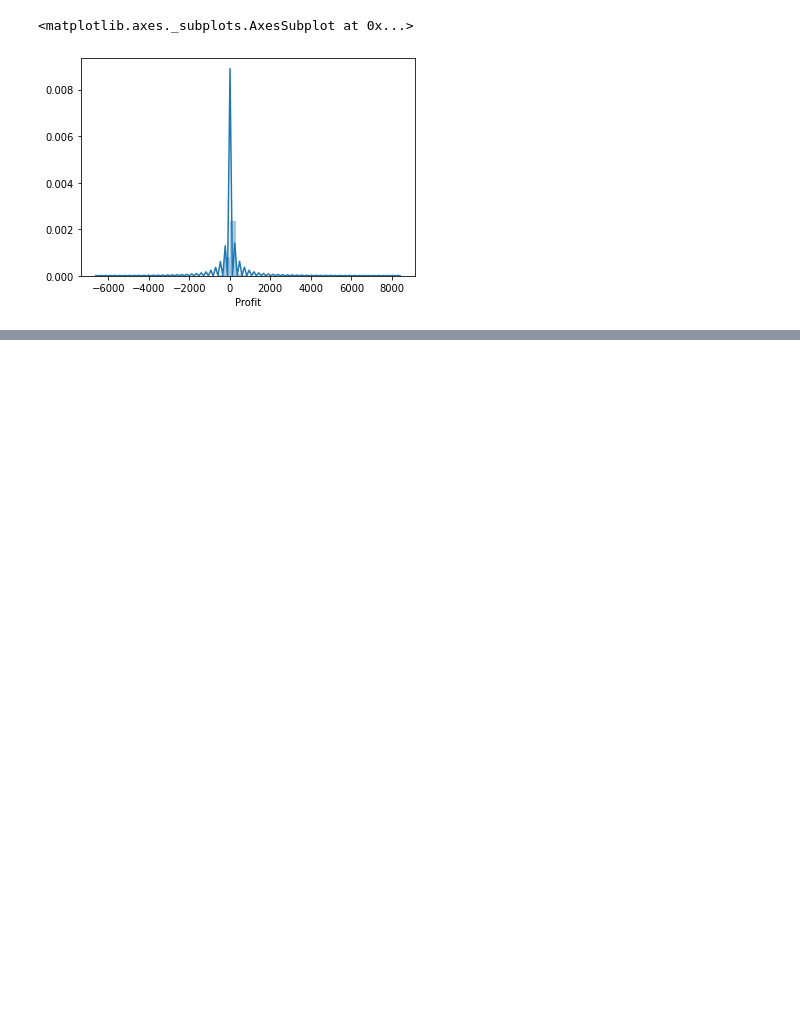
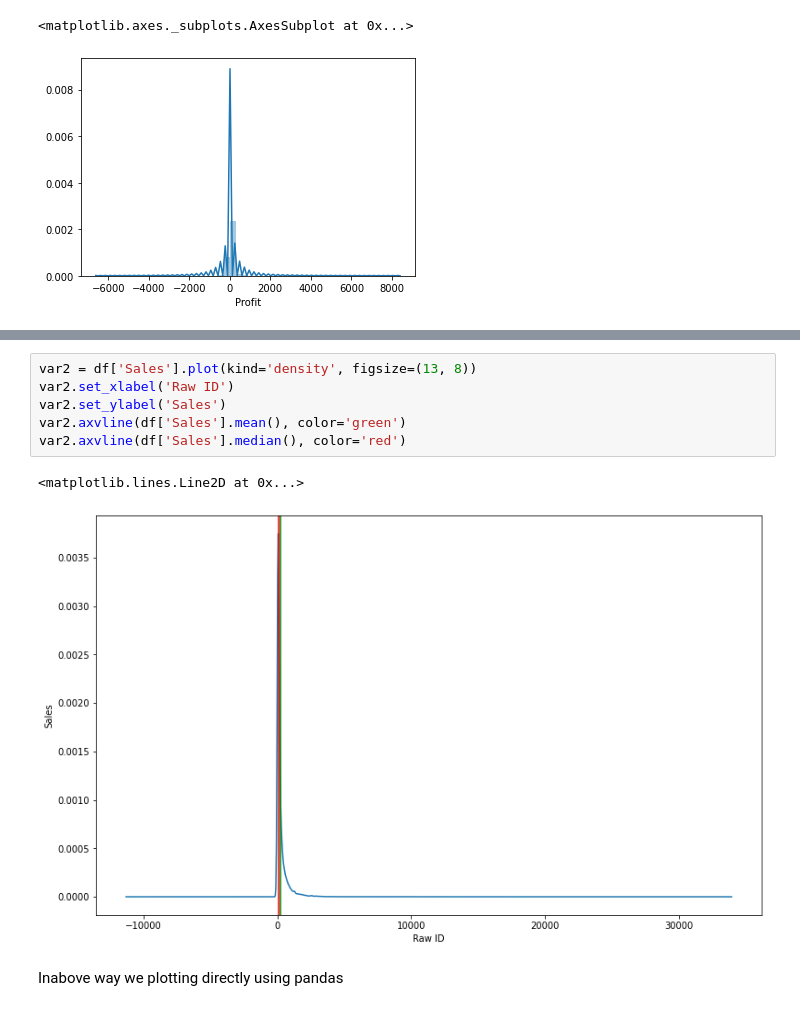
Before and after one commit to abidshafee/dataAnalysis, a Jupyter notebook: dataAnalysis.ipynb, the cells around one changed output, grey strips where cells are left out. Cells and saved outputs as stored; diff of their text form; blank space fills up the shorter version.

```diff
--- a/dataAnalysis.ipynb
+++ b/dataAnalysis.ipynb
@@ -229,0 +245,11 @@ sns.distplot(df['Profit'])
+# %%
+var2 = df['Sales'].plot(kind='density', figsize=(13, 8))
+var2.set_xlabel('Raw ID')
+var2.set_ylabel('Sales')
+var2.axvline(df['Sales'].mean(), color='green')
+var2.axvline(df['Sales'].median(), color='red')
+# %% [output]
+<matplotlib.lines.Line2D at 0x...>
+[figure, added]
+# %% [markdown]
+Inabove way we plotting directly using pandas
```
Also changed, not shown: parts of 4 cells of this notebook.
